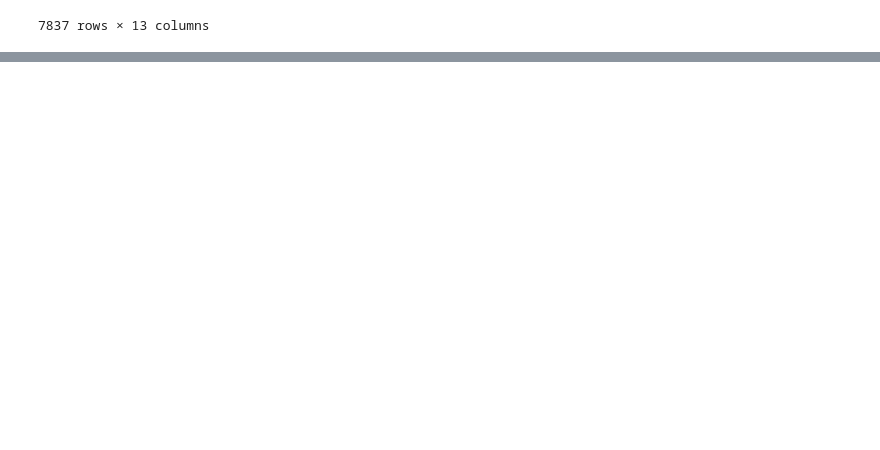
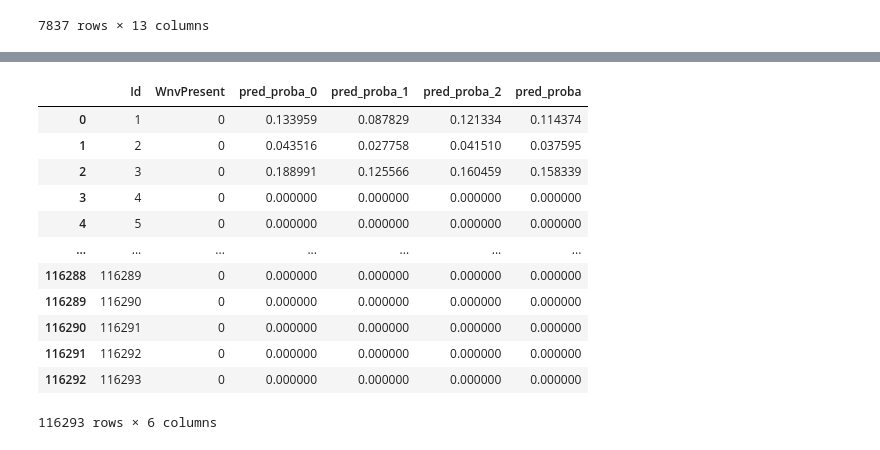
Before and after one commit to AgaZgo/west_nile_virus_prediction, a Jupyter notebook: notebooks/12_log_regr.ipynb, the cells around one changed output, grey strips where cells are left out. Cells and saved outputs as stored; diff of their text form; code cells hidden in the pictures; blank space fills up the shorter version.

```diff
--- a/notebooks/12_log_regr.ipynb
+++ b/notebooks/12_log_regr.ipynb
@@ -111,0 +451,39 @@ train_df
+# %%
+column_set_1 = ['trap_max_mos', 'trap_wnv_proba', 'lat_bin', 'long_bin', 'Species_CULEX PIPIENS', 'Species_CULEX PIPIENS/RESTUANS',
+                'Species_CULEX RESTUANS', 'Tmax_1', 'Tmax_2', 'PrecipTotal_1', 'PrecipTotal_2', 'AvgSpeed_1', 'AvgSpeed_2']
+column_set_2 = ['Week', 'trap_max_mos', 'trap_wnv_proba', 'lat_bin', 'long_bin', 'Species_CULEX PIPIENS', 'Species_CULEX PIPIENS/RESTUANS',
+                'Species_CULEX RESTUANS', 'Tavg_1', 'Tavg_2', 'WetBulb_1', 'WetBulb_2', 'ResultSpeed_1', 'ResultSpeed_2']
+column_set_3 = ['trap_max_mos', 'trap_wnv_proba', 'lat_bin', 'long_bin', 'Species_CULEX PIPIENS', 'Species_CULEX PIPIENS/RESTUANS',
+                'Species_CULEX RESTUANS'] + weather_columns
+# %%
+columnn_sets = [column_set_1, column_set_2, column_set_3]
+
+predictions_df = test_df[['Id']].reset_index(drop=True)
+
+for i in range(len(columnn_sets)):
+
+    X_train = train_df[columnn_sets[i]].copy()
+    y_train = train_df['WnvPresent'].copy()
+
+    scaler = StandardScaler()
+    clf = LogisticRegression()
+
+    steps = [
+        ('scale', scaler),
+        ('classifier', clf)
+    ]
+    pipeline = Pipeline(steps=steps)
+
+    cv = RepeatedStratifiedKFold(n_splits=5, n_repeats=3)
+
+    results_cv = cross_validate(pipeline, X_train, y_train, cv=cv, scoring='roc_auc')
+
+    print(results_cv['test_score'].mean())
+
+    pipeline.fit(X_train, y_train)
+    train_score = roc_auc_score(y_train, pipeline.predict_proba(X_train)[:,1])
+    print(train_score)
+
+    X_test = test_df[columnn_sets[i]].reset_index(drop=True)
+    y_pred = pipeline.predict_proba(X_test)[:,1]
+    predictions_df[f'pred_proba_{i}'] = y_pred
@@ -111,0 +497,3 @@ train_df
+# %%
+predictions_df['pred_proba'] = predictions_df[['pred_proba_0', 'pred_proba_1','pred_proba_2']].mean(axis=1)
+predictions_df
@@ -111,0 +514,17 @@ train_df
+# %%
+results = pd.merge(sample, predictions_df, on='Id', how='outer').fillna(0)
+results
+# %% [output]
+|  | Id | WnvPresent | pred_proba_0 | pred_proba_1 | pred_proba_2 | pred_proba |
+| 0 | 1 | 0 | 0.133959 | 0.087829 | 0.121334 | 0.114374 |
+| 1 | 2 | 0 | 0.043516 | 0.027758 | 0.041510 | 0.037595 |
+| 2 | 3 | 0 | 0.188991 | 0.125566 | 0.160459 | 0.158339 |
+| 3 | 4 | 0 | 0.000000 | 0.000000 | 0.000000 | 0.000000 |
+| 4 | 5 | 0 | 0.000000 | 0.000000 | 0.000000 | 0.000000 |
+| ... | ... | ... | ... | ... | ... | ... |
+| 116288 | 116289 | 0 | 0.000000 | 0.000000 | 0.000000 | 0.000000 |
+| 116289 | 116290 | 0 | 0.000000 | 0.000000 | 0.000000 | 0.000000 |
+| 116290 | 116291 | 0 | 0.000000 | 0.000000 | 0.000000 | 0.000000 |
+| 116291 | 116292 | 0 | 0.000000 | 0.000000 | 0.000000 | 0.000000 |
+| 116292 | 116293 | 0 | 0.000000 | 0.000000 | 0.000000 | 0.000000 |
+116293 rows × 6 columns
```
Also changed, not shown: parts of 46 cells of this notebook.
